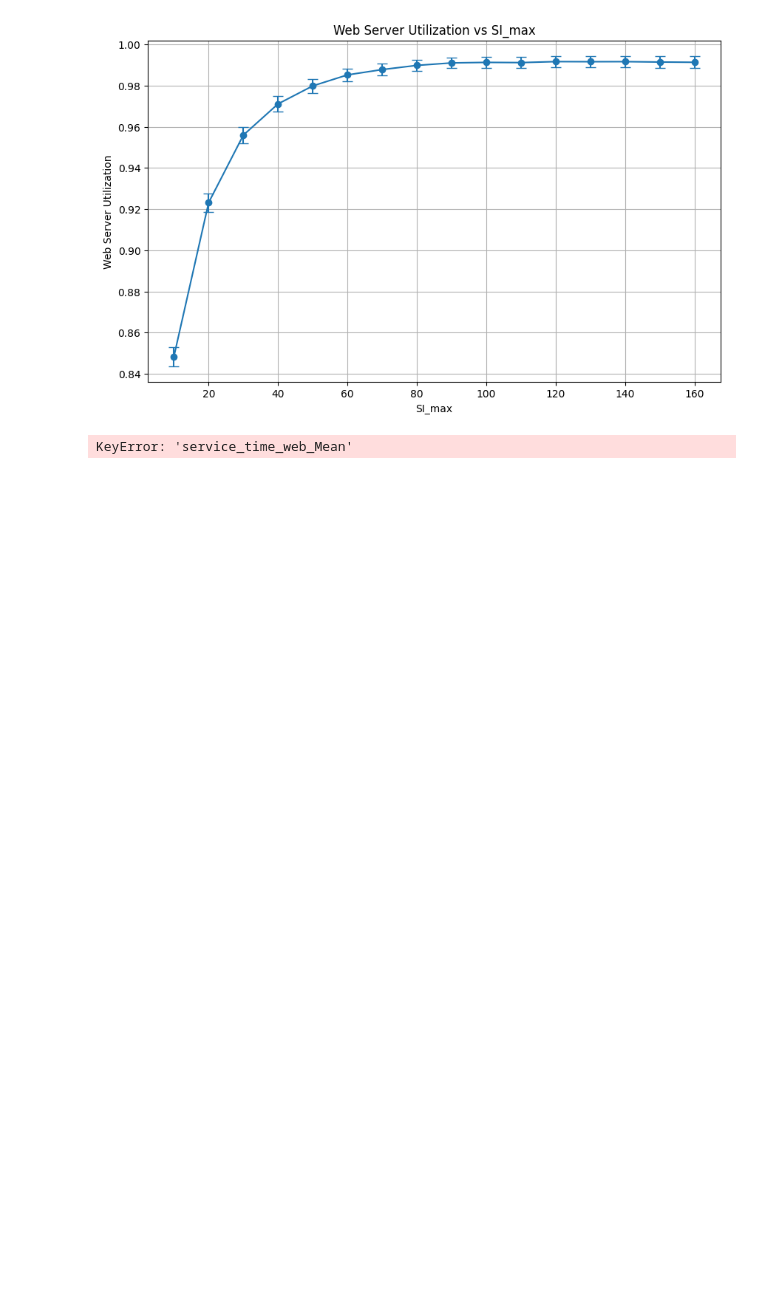
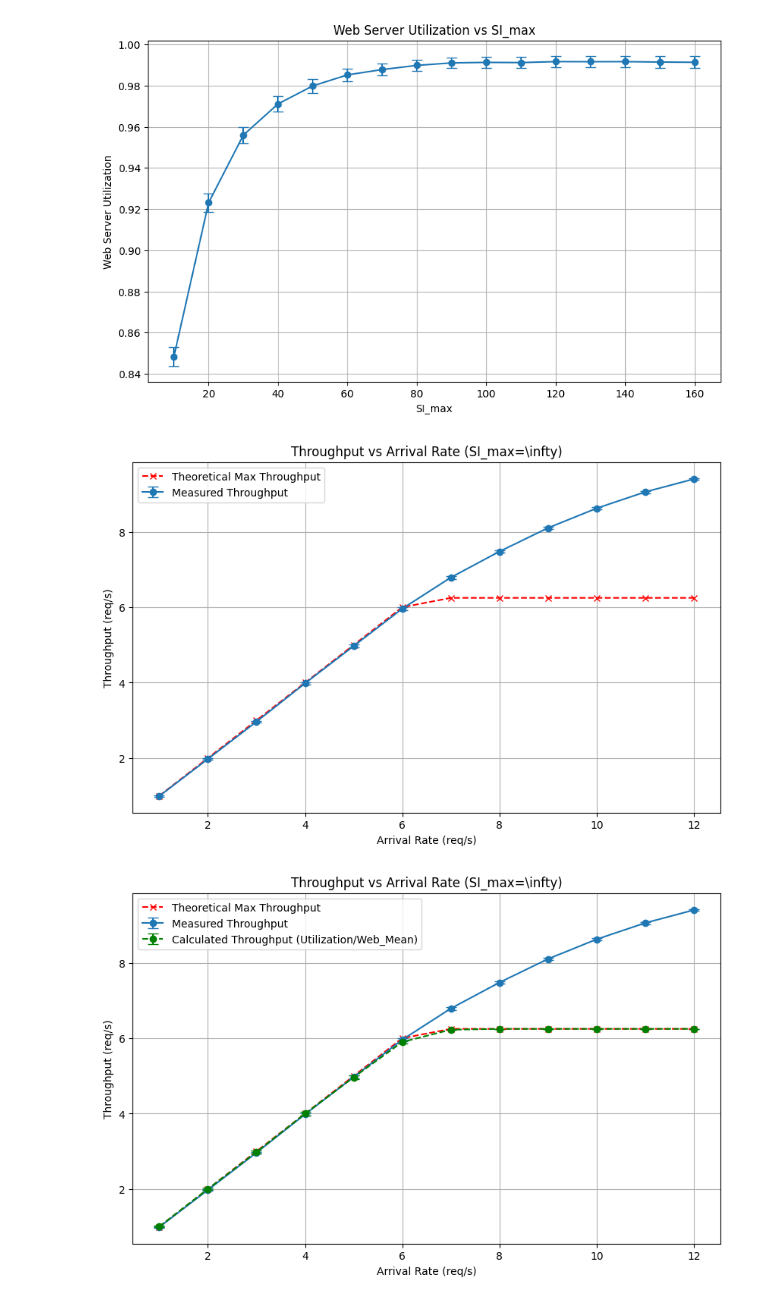
Before and after one commit to LucaFalasca/RightSizing-SpikeServer, a Jupyter notebook: src/graph_generator.ipynb, the cells around one changed output. Saved outputs shown, nothing was run; the diff lists cells and outputs as text; code cells hidden in the pictures; blank space fills up the shorter version.

```diff
--- a/src/graph_generator.ipynb
+++ b/src/graph_generator.ipynb
@@ -97,22 +106,48 @@ plt.show()
 # %%
 # verifica del throughput massimo teorico
 import pandas as pd
 # Prendo il csv e lo converto in pandas
-data = pd.read_csv('data/experiment_stress_test.csv')
-# prendo solo i dati con SI_max = 80
-data_si80 = data[data['SI_max'] == 80]
-# calcolo il throughput massimo teorico come 1 / service_time_web_Mean
-data_si80['theoretical_max_throughput'] = 1 / data_si80['service_time_web_Mean']
+data = pd.read_csv('data/experiment_inf_si_max.csv')
+# calcolo il throughput massimo teorico come il minimo tra 1 / service_time_web_Mean e Arrival Rate
+data['Web_service_rate'] = data['Web_Mean'].apply(lambda x: 1 / x)
+data['Arrival_Rate'] = round(1 / data['Arrival_Mean'], 0)
+data['theoretical_max_throughput'] = data[['Web_service_rate', 'Arrival_Rate']].min(axis=1)
+data["throughput_v2"] = data['utilization_web_Mean'] / data['Web_Mean']
+data["throughput_v2_CI95"] = data['utilization_web_CI95'] / data['Web_Mean']
 # faccio un plot del throughput misurato vs il throughput teorico
 import matplotlib.pyplot as plt
 plt.figure(figsize=(10,6))
-plt.errorbar(data_si80['Arrival_Rate'], data_si80['throughput_total_Mean'], yerr=data_si80['throughput_total_CI95'], marker='o', capsize=5, label='Measured Throughput')
-plt.plot(data_si80['Arrival_Rate'], data_si80['theoretical_max_throughput'], marker='x', linestyle='--', color='red', label='Theoretical Max Throughput')
-plt.title('Throughput vs Arrival Rate (SI_max=80)')
+plt.errorbar(data['Arrival_Rate'], data['throughput_total_Mean'], yerr=data['throughput_total_CI95'], marker='o', capsize=5, label='Measured Throughput')
+plt.plot(data['Arrival_Rate'], data['theoretical_max_throughput'], marker='x', linestyle='--', color='red', label='Theoretical Max Throughput')
+plt.title('Throughput vs Arrival Rate (SI_max=\infty)')
 plt.xlabel('Arrival Rate (req/s)')
 plt.ylabel('Throughput (req/s)')
 plt.grid()
 plt.legend()
+# salvo la figura
+plt.savefig('../docs/images/wrong_throughput.png')
 plt.show()
+
+plt.figure(figsize=(10,6))
+plt.errorbar(data['Arrival_Rate'], data['throughput_total_Mean'], yerr=data['throughput_total_CI95'], marker='o', capsize=5, label='Measured Throughput')
+plt.errorbar(data['Arrival_Rate'], data['throughput_v2'], yerr=data['throughput_v2_CI95'], marker='o', linestyle='--', capsize=5, color='green', label='Calculated Throughput (Utilization/Web_Mean)')
+plt.plot(data['Arrival_Rate'], data['theoretical_max_throughput'], marker='x', linestyle='--', color='red', label='Theoretical Max Throughput')
+plt.title('Throughput vs Arrival Rate (SI_max=\infty)')
+plt.xlabel('Arrival Rate (req/s)')
+plt.ylabel('Throughput (req/s)')
+plt.grid()
+plt.legend()
+# salvo la figura
+plt.savefig('../docs/images/correct_throughput.png')
+plt.show()
+
+# Salvo i dati utilizzati nel grafico in un file csv
+df_cropped = data[['Arrival_Rate', 'throughput_total_Mean', 'throughput_total_CI95', 'theoretical_max_throughput', 'throughput_v2', 'throughput_v2_CI95']]
+# Rinomino le colonne togliendo i caratteri speciali togliendo _ e mettendo spazi, tolgo Mean
+df_cropped.columns = ['Arrival Rate', 'throughput measured', 'throughput measured CI95', 'theoretical max throughput', 'throughput calculated', 'throughput calculated CI95']
+
+
+df_cropped.to_csv('../docs/data_tables/data_throughput_si_max_inf.csv', index=False)
 # %% [output]
-KeyError: 'service_time_web_Mean'
+[figure, added]
+[figure, added]
```
Also changed, not shown: parts of 1 cell of this notebook, 10 other files.
